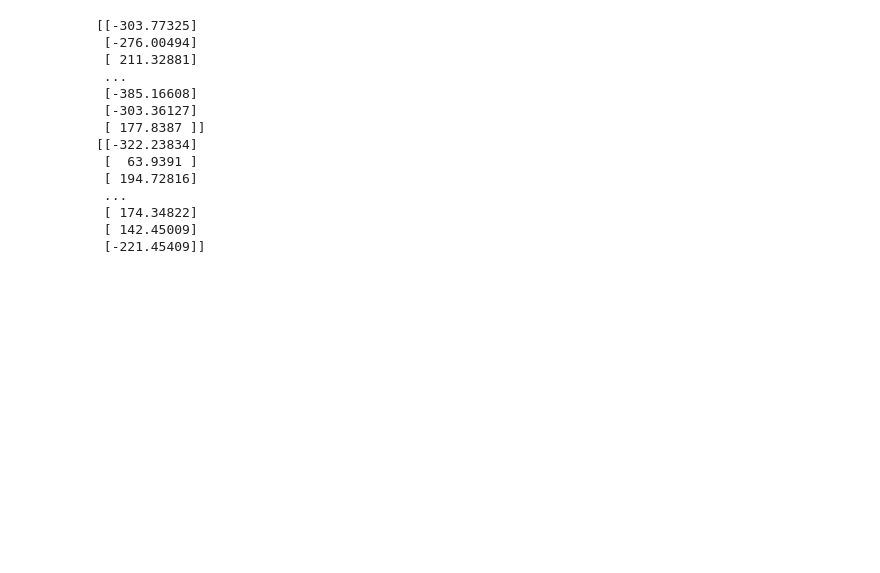
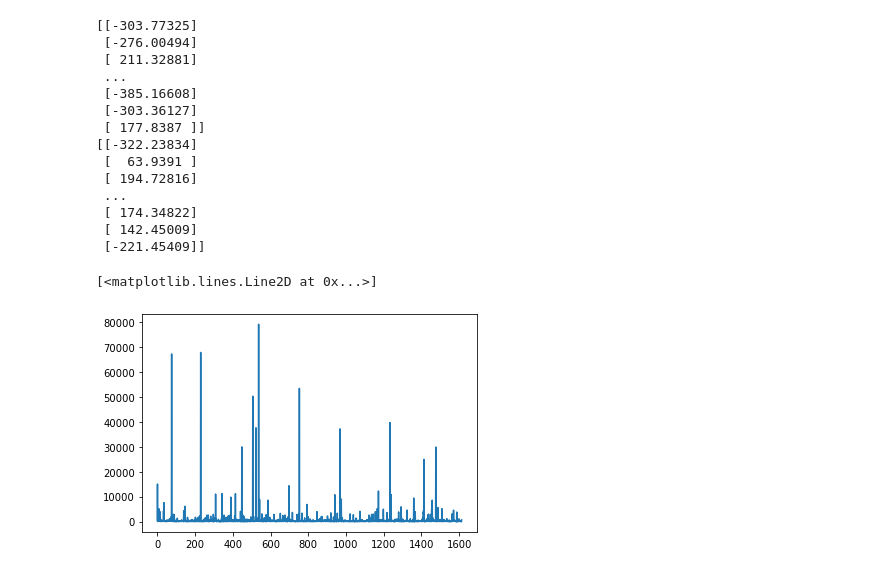
Before and after one commit to pmmfs/capstone-project, a Jupyter notebook: regulation/Analysis/reg_newcases_ml.ipynb, the cells around one changed output. Saved outputs shown, nothing was run; the diff lists cells and outputs as text; code cells hidden in the pictures; blank space fills up the shorter version.

```diff
--- a/regulation/Analysis/reg_newcases_ml.ipynb
+++ b/regulation/Analysis/reg_newcases_ml.ipynb
@@ -689,3 +719,8 @@ print(y_scaler.inverse_transform(y_test_pred))
  [ 174.34822]
  [ 142.45009]
  [-221.45409]]
+# %%
+plt.plot(y_scaler.inverse_transform(y_test_pred))
+# %% [output]
+[<matplotlib.lines.Line2D at 0x...>]
+[figure, added]
```
Also changed, not shown: parts of 15 cells of this notebook, 3 other files.
